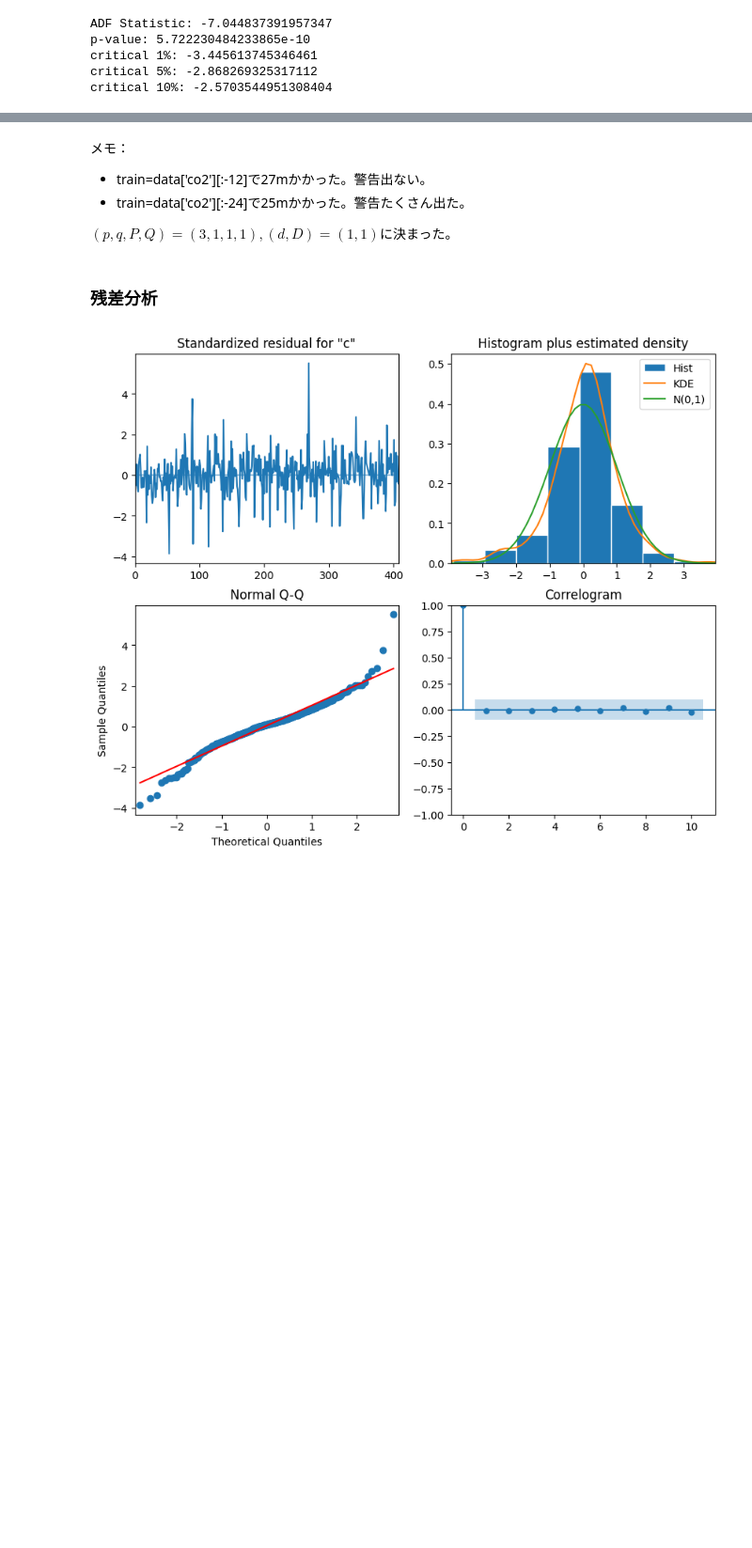
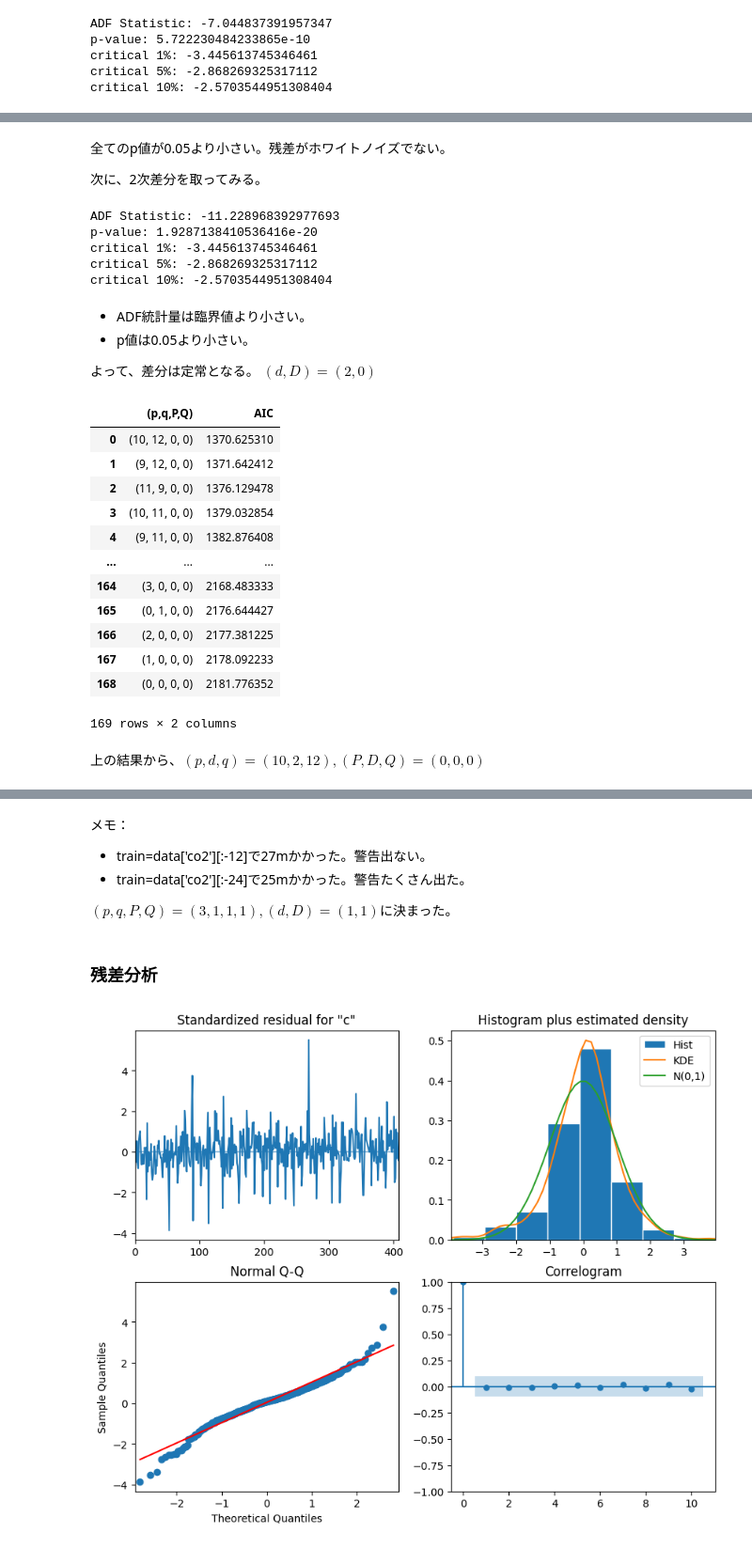
Before and after one commit to cct-blog/cct-seiya-kumada, a Jupyter notebook: sarima/src/main.ipynb, the cells around one changed output, grey strips where cells are left out. Shown at 94% size. Saved outputs shown, nothing was run; the diff lists cells and outputs as text; code cells hidden in the pictures; blank space fills up the shorter version.

```diff
--- a/sarima/src/main.ipynb
+++ b/sarima/src/main.ipynb
@@ -198,0 +260,4 @@ p値は0.05以下だが、ADF統計量が大きな負の数でない。次に、
+# %%
+ARIMA_model = SARIMAX(train, order=(6, d, 5), simple_differencing=False)
+ARIMA_model_fit = ARIMA_model.fit(disp=False)
+print(ARIMA_model_fit.summary()) # type:ignore
@@ -198,0 +282,5 @@ p値は0.05以下だが、ADF統計量が大きな負の数でない。次に、
+# %%
+from statsmodels.stats.diagnostic import acorr_ljungbox
+residuals = ARIMA_model_fit.resid # type: ignore
+result_df = acorr_ljungbox(residuals, np.arange(1, 11, 1))
+result_df
@@ -198,0 +299,34 @@ p値は0.05以下だが、ADF統計量が大きな負の数でない。次に、
+# %% [markdown]
+全てのp値が0.05より小さい。残差がホワイトノイズでない。
+
+次に、2次差分を取ってみる。
+# %%
+df_diff2 = np.diff(data['co2'], n=2)
+ad_fuller_result = adfuller(df_diff2)
+print(f'ADF Statistic: {ad_fuller_result[0]}')
+print(f'p-value: {ad_fuller_result[1]}')
+print(f"critical 1%: {criticals['1%']}") # type:ignore
+print(f"critical 5%: {criticals['5%']}") # type:ignore
+print(f"critical 10%: {criticals['10%']}") # type:ignore
+# %% [output]
+ADF Statistic: -11.228968392977693
+p-value: 1.9287138410536416e-20
+critical 1%: -3.445613745346461
+critical 5%: -2.868269325317112
+critical 10%: -2.5703544951308404
+# %% [markdown]
+- ADF統計量は臨界値より小さい。
+- p値は0.05より小さい。
+
+よって、差分は定常となる。
+$(d,D)=(2,0)$
+# %%
+from itertools import product
+ps = range(0, 13, 1)
+qs = range(0, 13, 1)
+Ps =[0]
+Qs =[0]
+d = 2
+D = 0
+s = 12
+Arima_order_list = list(product(ps, qs, Ps, Qs))
@@ -198,0 +361,21 @@ p値は0.05以下だが、ADF統計量が大きな負の数でない。次に、
+# %%
+OFFSET = 24
+train = data['co2'][:-OFFSET]
+ARIMA_result_df = optimize_SARIMA(train, Arima_order_list, d, D, s)
+ARIMA_result_df
+# %% [output]
+|  | (p,q,P,Q) | AIC |
+| 0 | (10, 12, 0, 0) | 1370.625310 |
+| 1 | (9, 12, 0, 0) | 1371.642412 |
+| 2 | (11, 9, 0, 0) | 1376.129478 |
+| 3 | (10, 11, 0, 0) | 1379.032854 |
+| 4 | (9, 11, 0, 0) | 1382.876408 |
+| ... | ... | ... |
+| 164 | (3, 0, 0, 0) | 2168.483333 |
+| 165 | (0, 1, 0, 0) | 2176.644427 |
+| 166 | (2, 0, 0, 0) | 2177.381225 |
+| 167 | (1, 0, 0, 0) | 2178.092233 |
+| 168 | (0, 0, 0, 0) | 2181.776352 |
+169 rows × 2 columns
+# %% [markdown]
+上の結果から、$(p,d,q)=(10,2,12),(P,D,Q)=(0,0,0)$
```
Also changed, not shown: parts of 19 cells of this notebook.
